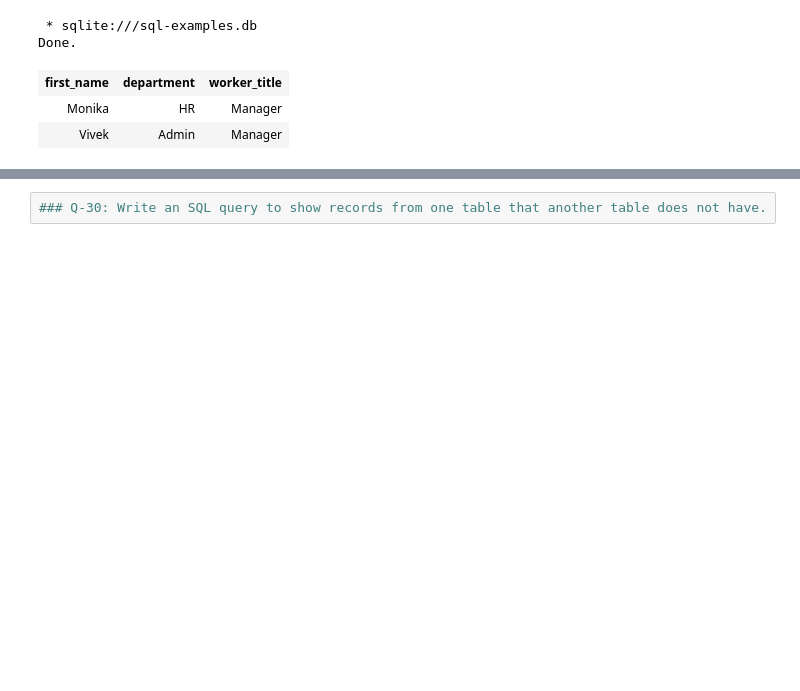
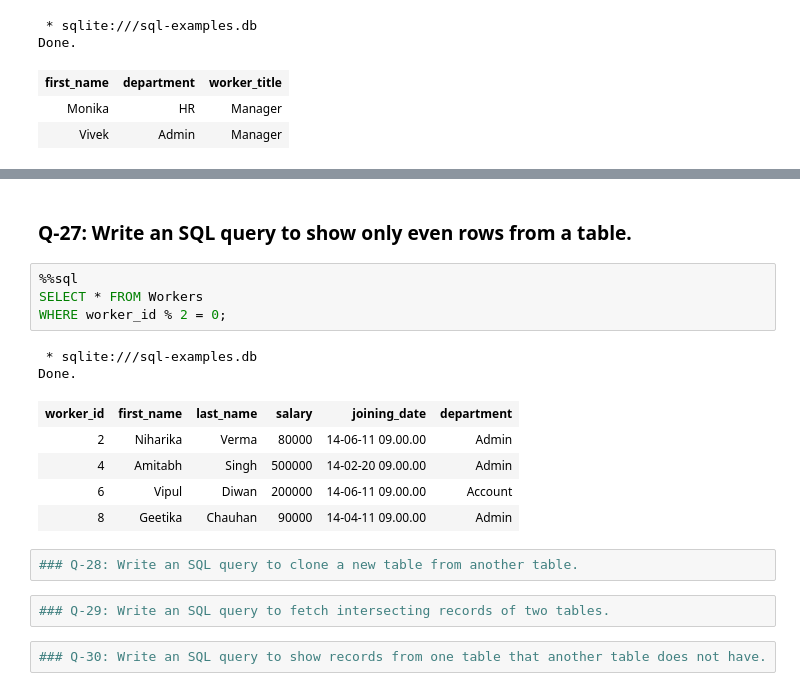
Before and after one commit to mrkizmaz/SQL-Operations, a Jupyter notebook: SQL-50examples.ipynb, the cells around one changed output, grey strips where cells are left out. Cells and saved outputs as stored; diff of their text form; blank space fills up the shorter version.

```diff
--- a/SQL-50examples.ipynb
+++ b/SQL-50examples.ipynb
@@ -564,3 +653,21 @@ Done.
+# %% [markdown]
+### Q-27: Write an SQL query to show only even rows from a table.
+# %%
+%%sql
+SELECT * FROM Workers
+WHERE worker_id % 2 = 0;
+# %% [output]
+ * sqlite:///sql-examples.db
+Done.
+| worker_id | first_name | last_name | salary | joining_date | department |
+| 2 | Niharika | Verma | 80000 | 14-06-11 09.00.00 | Admin |
+| 4 | Amitabh | Singh | 500000 | 14-02-20 09.00.00 | Admin |
+| 6 | Vipul | Diwan | 200000 | 14-06-11 09.00.00 | Account |
+| 8 | Geetika | Chauhan | 90000 | 14-04-11 09.00.00 | Admin |
+# %%
+### Q-28: Write an SQL query to clone a new table from another table.
+# %%
+### Q-29: Write an SQL query to fetch intersecting records of two tables.
 # %%
 ### Q-30: Write an SQL query to show records from one table that another table does not have.
 # %%
```
Also changed, not shown: parts of 15 cells of this notebook.
